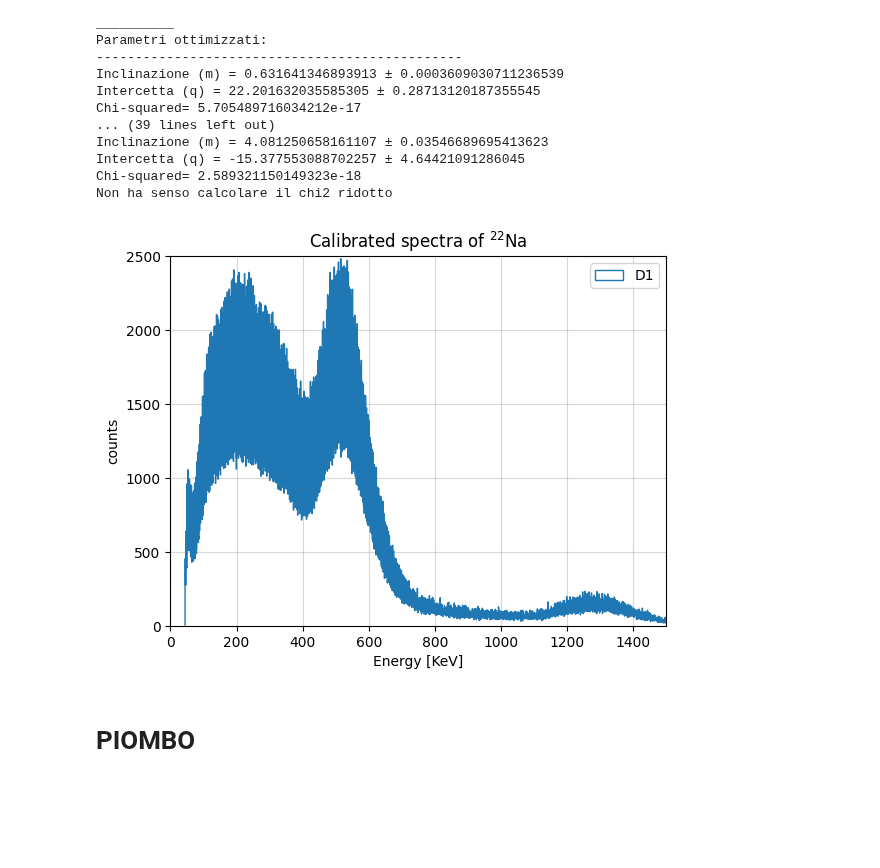
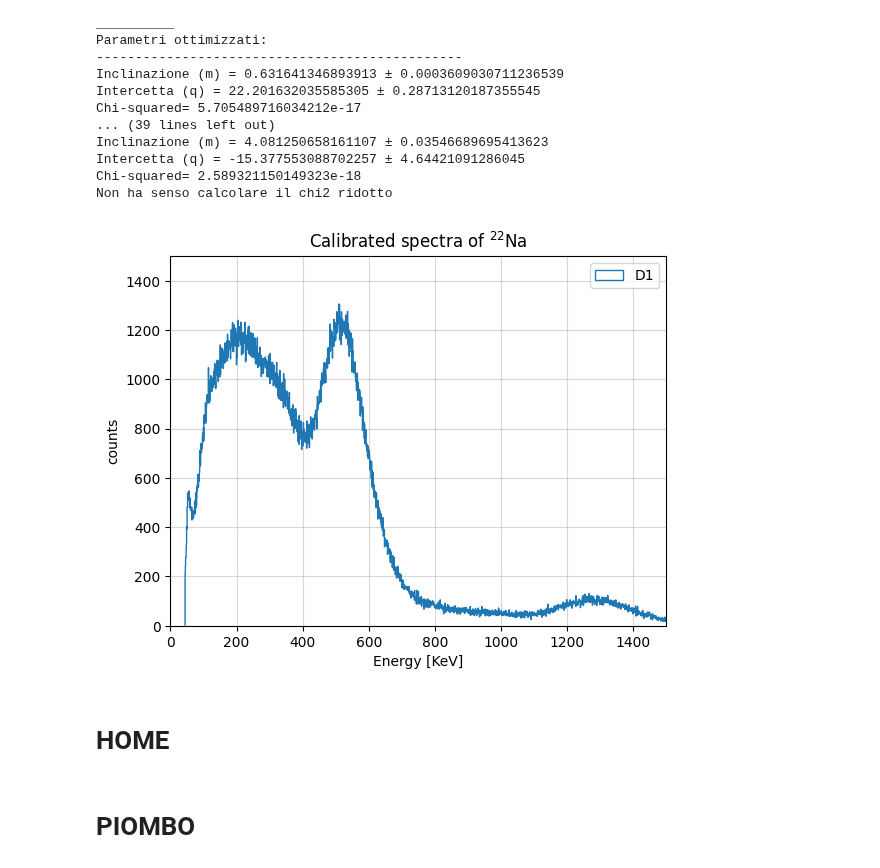
Before and after one commit to b3n3d3tt4/imaging, a Jupyter notebook: analisi.ipynb, the cells around one changed output. Saved outputs shown, nothing was run; the diff lists cells and outputs as text; code cells hidden in the pictures; blank space fills up the shorter version.

```diff
--- a/analisi.ipynb
+++ b/analisi.ipynb
@@ -167,14 +167,16 @@ Chi-squared= 2.589321150149323e-18
 Non ha senso calcolare il chi2 ridotto
 # %%
 d1_calib = d1*calibrazioneD1[0]+calibrazioneD1[1]
-plt.hist(d1_calib, bins=int(d1_calib.max()), histtype='step', label='D1')
+plt.hist(d1_calib, bins=int(d1.max()), histtype='step', label='D1')
 plt.title(r'Calibrated spectra of $^{22}$Na')
 plt.xlabel('Energy [KeV]')
 plt.ylabel('counts')
-plt.ylim(0, 2500)
+plt.ylim(0, 1500)
 plt.xlim(0, 1500)
 plt.grid(alpha=0.5)
 plt.legend()
 plt.show()
 # %% [output]
-[figure, old version]
+[figure, new version]
+# %% [markdown]
+# HOME
```
Also changed, not shown: parts of 6 cells of this notebook.
